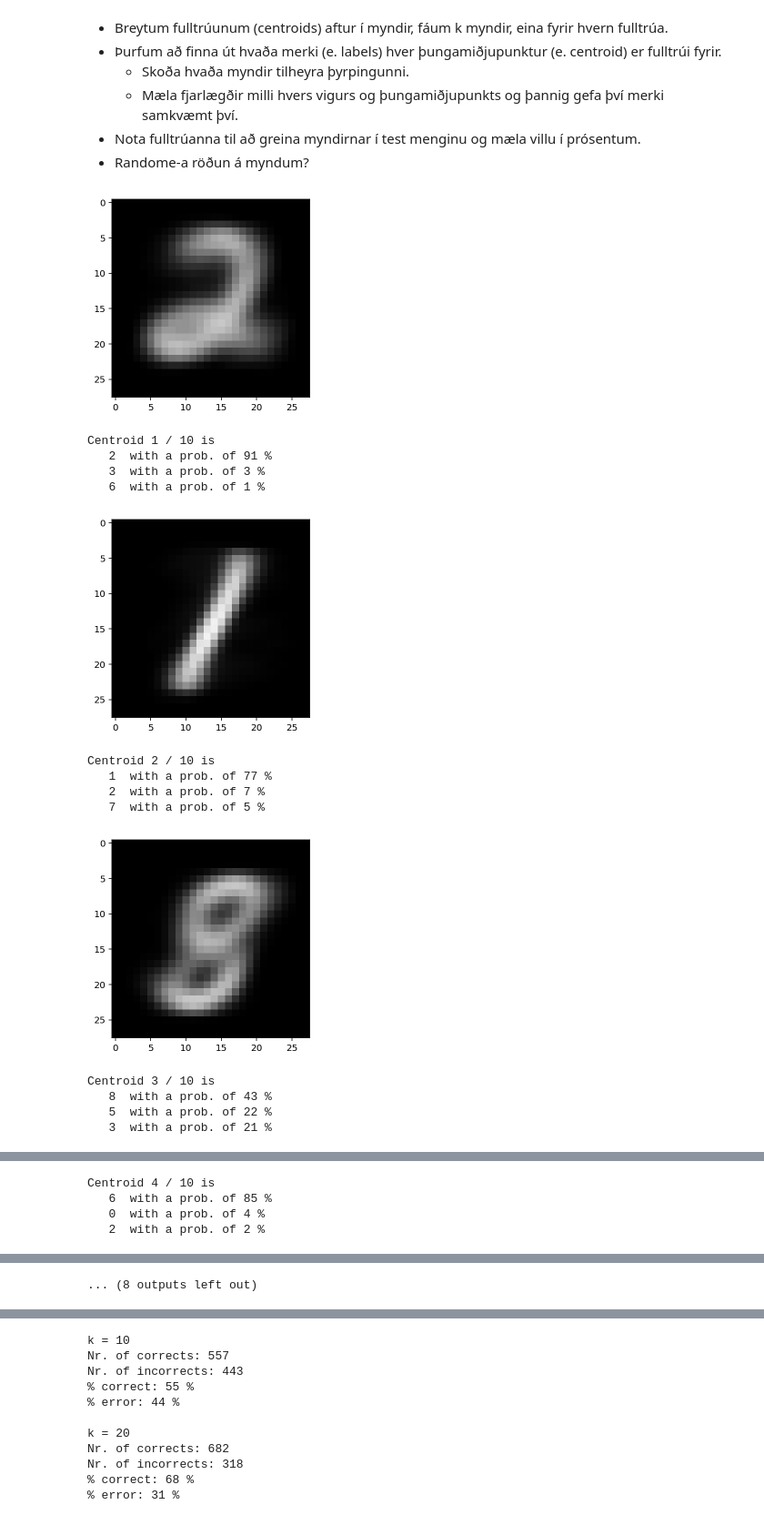
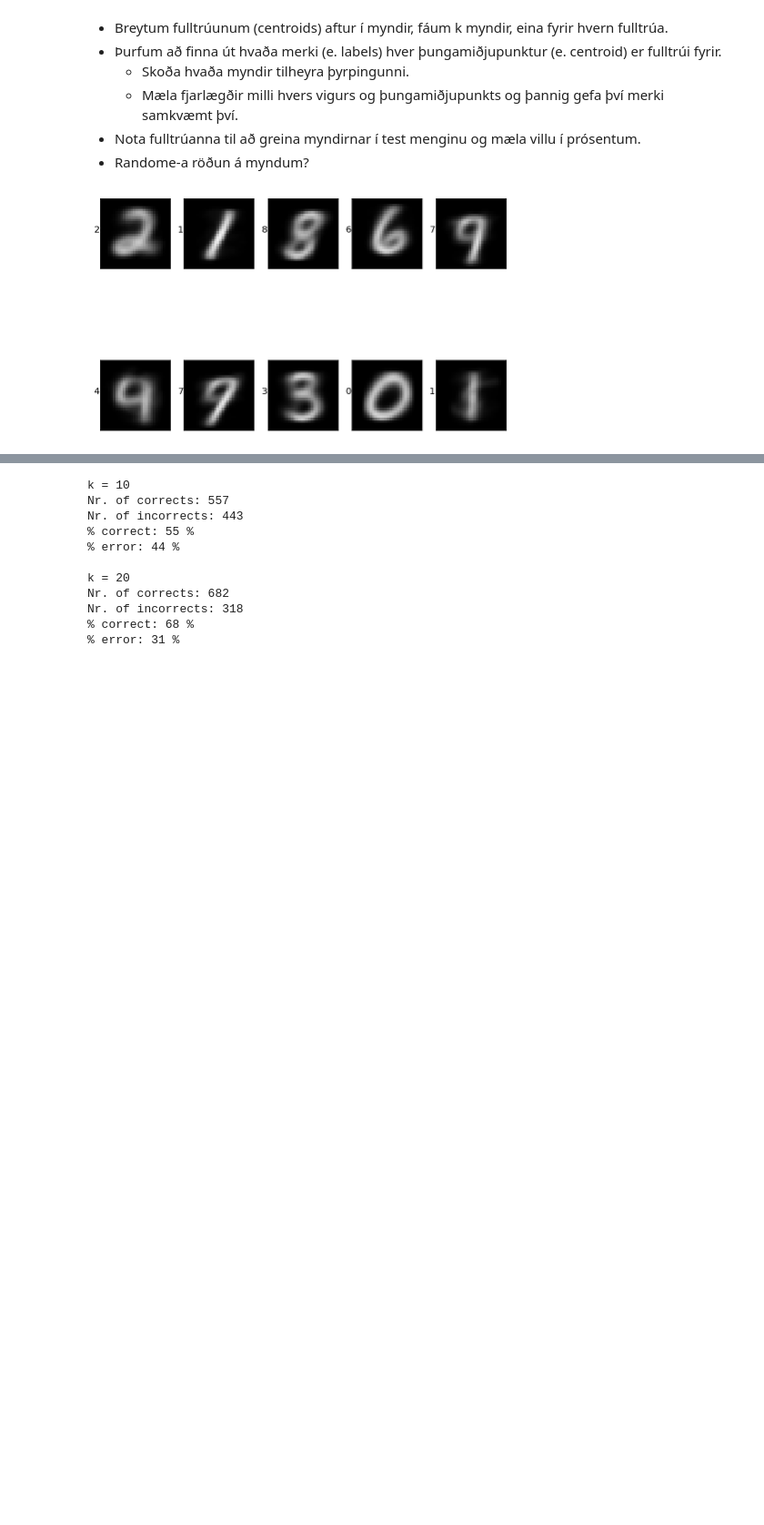
Before and after one commit to davidhs/rei201verkefni1, a Jupyter notebook: skilaverkefni1.ipynb, the cells around one changed output, grey strips where cells are left out. Shown at 91% size. Drawn from its saved outputs; the diff is of its cells as text; code cells hidden in the pictures; blank space fills up the shorter version.

```diff
--- a/skilaverkefni1.ipynb
+++ b/skilaverkefni1.ipynb
@@ -165,22 +328,31 @@ if GENERATE_DATA:
 bundle10 = get_best_bundle(glob.glob('bundles/bundle-*.npy'), "10", do_filter=True)
 bundle20 = get_best_bundle(glob.glob('bundles/bundle-*.npy'), "20", do_filter=True)
 bundle30 = get_best_bundle(glob.glob('bundles/bundle-*.npy'), "30", do_filter=True)
+# %%
+def do_plot_2(bundle, images, image_labels, upscale=1):
+    losses = bundle['losses']
+    centroids = bundle['centroids']
+    labels = bundle['labels']
+
+    h = int(centroids.shape[0] / 5)
+
+    fig, ax = plt.subplots(h, 5, figsize=(8, 6))
+
+    stat = label_suggestions(images, image_labels, centroids, labels, losses)
+    for i in range(len(ax)):
+        for j in range(len(ax[i])):
+            ax[i][j].set_xticks([])
+            ax[i][j].set_yticks([])
+
+    idx = 0
+
+    for i in range(len(ax)):
+        for j in range(len(ax[i])):
+            ax[i][j].set_ylabel(str(stat[idx][0][0]), rotation=0)
+            ax[i][j].imshow(np.uint8(centroids[idx]), cmap=plt.get_cmap('gray'), interpolation='nearest', vmin=0,vmax=255)
+            idx += 1
+    plt.show()
 # %%
-if True:
-    test_bundle(bundle10, A_images, A_labels)
+do_plot_2(bundle10, A_images, A_labels)
 # %% [output]
-[figure, old version]
+[figure, new version]
-Centroid 1 / 10 is
-   2  with a prob. of 91 %
-   3  with a prob. of 3 %
-   6  with a prob. of 1 %
-[figure, removed]
-Centroid 2 / 10 is
-   1  with a prob. of 77 %
-   2  with a prob. of 7 %
-   7  with a prob. of 5 %
-[figure, removed]
-Centroid 3 / 10 is
-   8  with a prob. of 43 %
-   5  with a prob. of 22 %
-   3  with a prob. of 21 %
@@ -188,4 +358,0 @@ Centroid 3 / 10 is
-Centroid 4 / 10 is
-   6  with a prob. of 85 %
-   0  with a prob. of 4 %
-   2  with a prob. of 2 %
@@ -202,2 +359 @@ Centroid 6 / 10 is
-... (8 outputs left out)
 # %%
```
Also changed, not shown: parts of 23 cells of this notebook, 3 other files.
